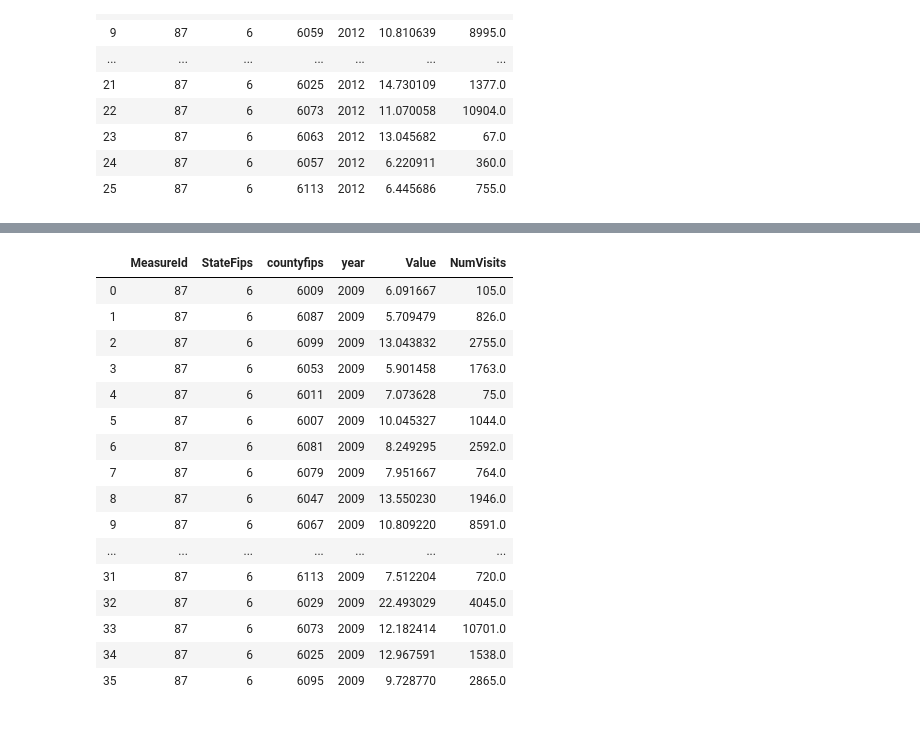
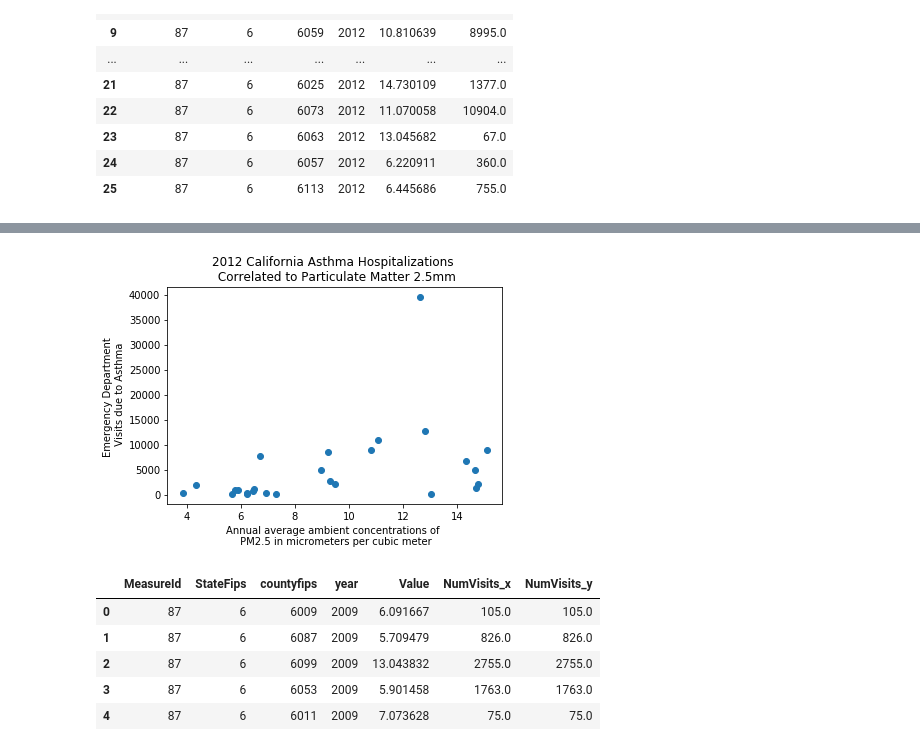
Before and after one commit to VanessaKnox/MVP-Solutions, a Jupyter notebook: masterprojectwork (asthma and ozone) - Final3.ipynb, the cells around one changed output, grey strips where cells are left out. Saved outputs shown, nothing was run; the diff lists cells and outputs as text; code cells hidden in the pictures.

```diff
--- a/masterprojectwork (asthma and ozone) Vanessa.ipynb
+++ b/masterprojectwork (asthma and ozone) - Final3.ipynb
@@ -1405,23 +1479,20 @@ plt.show()
+# %%
+# Create Scatterplot of PM2.5 vs Hospital Visits for 2012
+plt.scatter(combined_cdc_asthma_2012_lat_lng.Value, combined_cdc_asthma_2012_lat_lng.NumVisits_x)
+plt.title("2012 California Asthma Hospitalizations \n Correlated to Particulate Matter 2.5mm")
+plt.xlabel("Annual average ambient concentrations of \n PM2.5 in micrometers per cubic meter")
+plt.ylabel("Emergency Department \n Visits due to Asthma")
+plt.savefig("2012_asthma_hosp_vs_PM.png")
+# %% [output]
+[figure, added]
 # %%
 #merged num visits asthma 2009 and cdc 2009
-combined_cdc_asthma_2009 = pd.merge(final_cdc_df_2009, numvisits_byfips_2009_df, on="countyfips")
-
-combined_cdc_asthma_2009
+combined_cdc_asthma_2009_lat_lng = pd.merge(combined_cdc_asthma_2009, numvisits_byfips_2009_df, on="countyfips")
+combined_cdc_asthma_2009_lat_lng.head()
 # %% [output]
-|  | MeasureId | StateFips | countyfips | year | Value | NumVisits |
-| 0 | 87 | 6 | 6009 | 2009 | 6.091667 | 105.0 |
-| 1 | 87 | 6 | 6087 | 2009 | 5.709479 | 826.0 |
-| 2 | 87 | 6 | 6099 | 2009 | 13.043832 | 2755.0 |
-| 3 | 87 | 6 | 6053 | 2009 | 5.901458 | 1763.0 |
-| 4 | 87 | 6 | 6011 | 2009 | 7.073628 | 75.0 |
-| 5 | 87 | 6 | 6007 | 2009 | 10.045327 | 1044.0 |
-| 6 | 87 | 6 | 6081 | 2009 | 8.249295 | 2592.0 |
-| 7 | 87 | 6 | 6079 | 2009 | 7.951667 | 764.0 |
-| 8 | 87 | 6 | 6047 | 2009 | 13.550230 | 1946.0 |
-| 9 | 87 | 6 | 6067 | 2009 | 10.809220 | 8591.0 |
-| ... | ... | ... | ... | ... | ... | ... |
-| 31 | 87 | 6 | 6113 | 2009 | 7.512204 | 720.0 |
-| 32 | 87 | 6 | 6029 | 2009 | 22.493029 | 4045.0 |
-| 33 | 87 | 6 | 6073 | 2009 | 12.182414 | 10701.0 |
-| 34 | 87 | 6 | 6025 | 2009 | 12.967591 | 1538.0 |
-| 35 | 87 | 6 | 6095 | 2009 | 9.728770 | 2865.0 |
+|  | MeasureId | StateFips | countyfips | year | Value | NumVisits_x | NumVisits_y |
+| 0 | 87 | 6 | 6009 | 2009 | 6.091667 | 105.0 | 105.0 |
+| 1 | 87 | 6 | 6087 | 2009 | 5.709479 | 826.0 | 826.0 |
+| 2 | 87 | 6 | 6099 | 2009 | 13.043832 | 2755.0 | 2755.0 |
+| 3 | 87 | 6 | 6053 | 2009 | 5.901458 | 1763.0 | 1763.0 |
+| 4 | 87 | 6 | 6011 | 2009 | 7.073628 | 75.0 | 75.0 |
```
Also changed, not shown: parts of 35 cells of this notebook, 5 other files.
